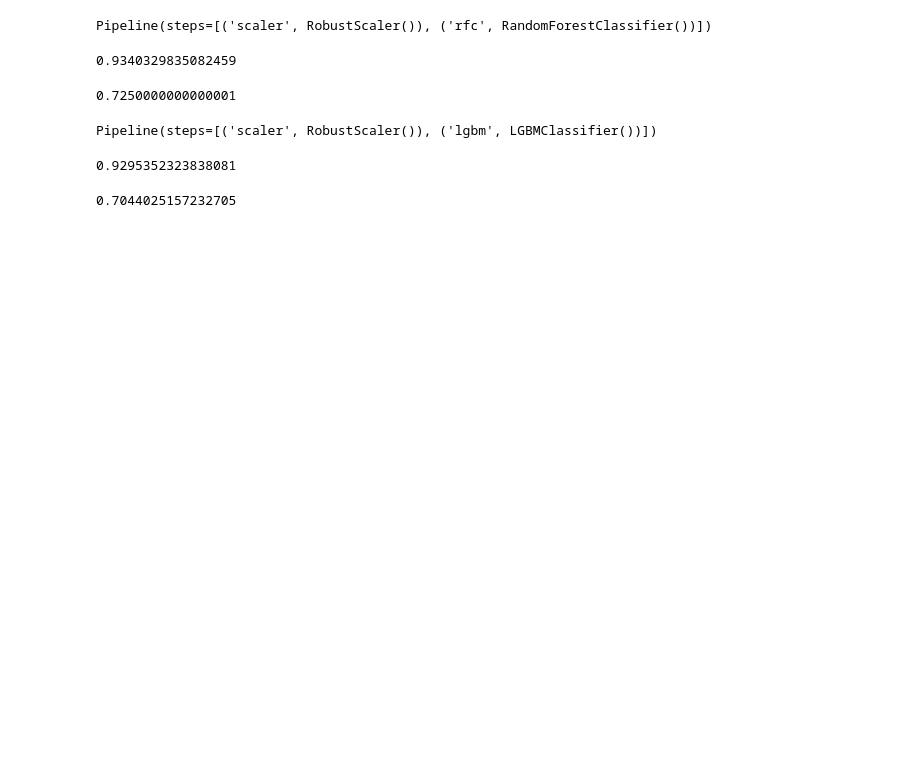
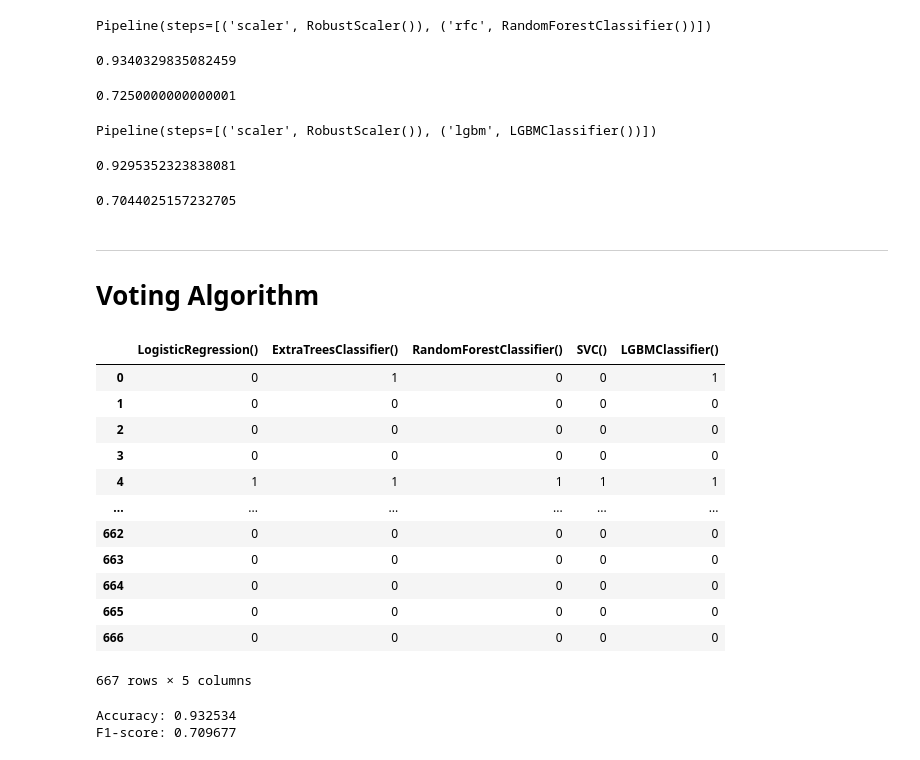
Before and after one commit to plugg1N/meta-model-research, a Jupyter notebook: research-meta-model-c-churn.ipynb, the cells around one changed output. Saved outputs shown, nothing was run; the diff lists cells and outputs as text; code cells hidden in the pictures; blank space fills up the shorter version.

```diff
--- a/research-meta-model-c-churn.ipynb
+++ b/research-meta-model-c-churn.ipynb
@@ -156,3 +159,43 @@ accuracy_score(y_t, lgbm_pipe.predict(X_t))
 f1_score(y_t, lgbm_pipe.predict(X_t))
 # %% [output]
 0.7044025157232705
+# %% [markdown]
+___
+
+# Voting Algorithm
+# %%
+data_copy = pd.read_csv('/kaggle/input/telecom-churn/telecom_churn.csv')
+X, y = data_copy.drop(columns=['Churn']), data_copy.Churn
+
+X_tr, X_t, y_tr, y_t = train_test_split(X, y, test_size=0.2, shuffle=True, random_state=0)
+# %%
+models = [LogisticRegression(), ExtraTreesClassifier(), RandomForestClassifier(), SVC(), LGBMClassifier()]
+# %%
+df = pd.DataFrame()
+
+
+for model in models:
+    pipe = Pipeline([
+        ('scaler', RobustScaler()),
+        (str(model), model)
+    ])
+
+    pipe.fit(X_tr, y_tr)
+
+    df[str(model)] = pipe.predict(X_t)
+# %%
+df
+# %% [output]
+|  | LogisticRegression() | ExtraTreesClassifier() | RandomForestClassifier() | SVC() | LGBMClassifier() |
+| 0 | 0 | 1 | 0 | 0 | 1 |
+| 1 | 0 | 0 | 0 | 0 | 0 |
+| 2 | 0 | 0 | 0 | 0 | 0 |
+| 3 | 0 | 0 | 0 | 0 | 0 |
+| 4 | 1 | 1 | 1 | 1 | 1 |
+| ... | ... | ... | ... | ... | ... |
+| 662 | 0 | 0 | 0 | 0 | 0 |
+| 663 | 0 | 0 | 0 | 0 | 0 |
+| 664 | 0 | 0 | 0 | 0 | 0 |
+| 665 | 0 | 0 | 0 | 0 | 0 |
+| 666 | 0 | 0 | 0 | 0 | 0 |
+667 rows × 5 columns
@@ -158,0 +206,6 @@ f1_score(y_t, lgbm_pipe.predict(X_t))
+# %%
+print("Accuracy: %f" % accuracy_score(y_t, preds))
+print("F1-score: %f" % f1_score(y_t, preds))
+# %% [output]
+Accuracy: 0.932534
+F1-score: 0.709677
```
Also changed, not shown: parts of 4 cells of this notebook.
